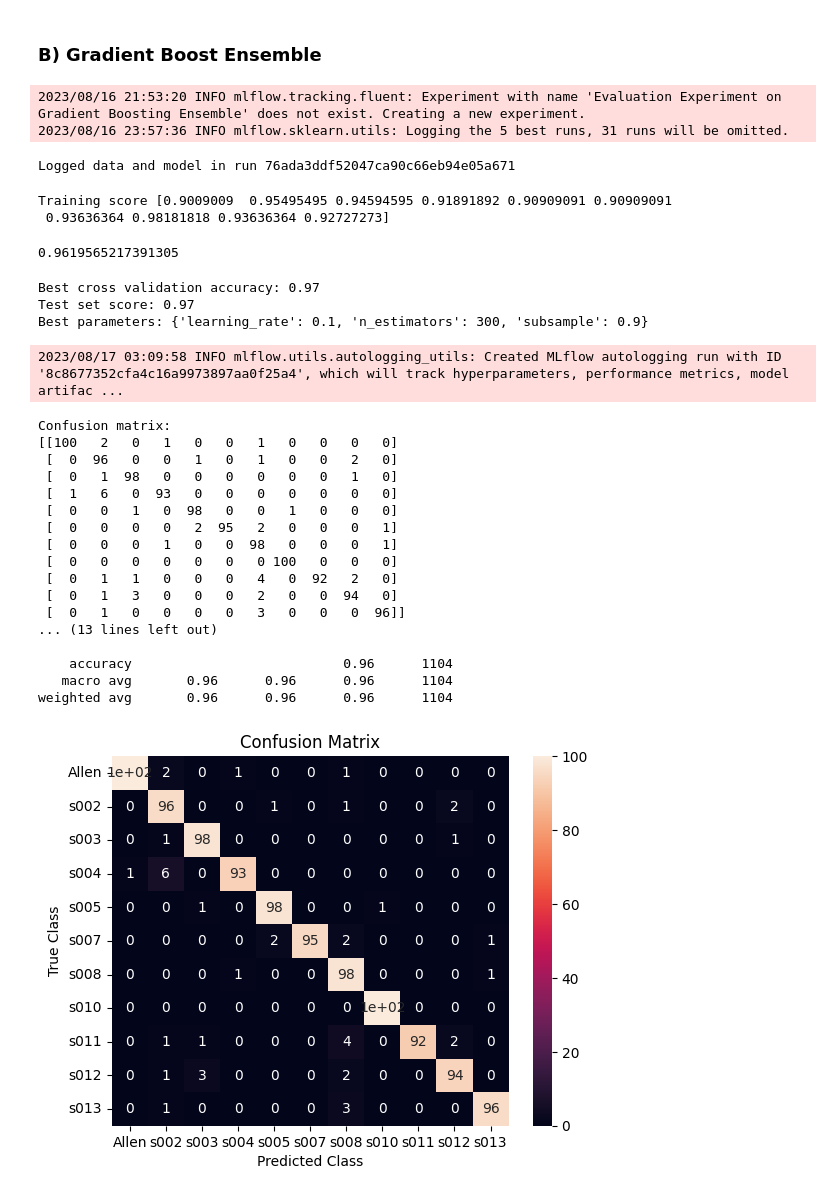
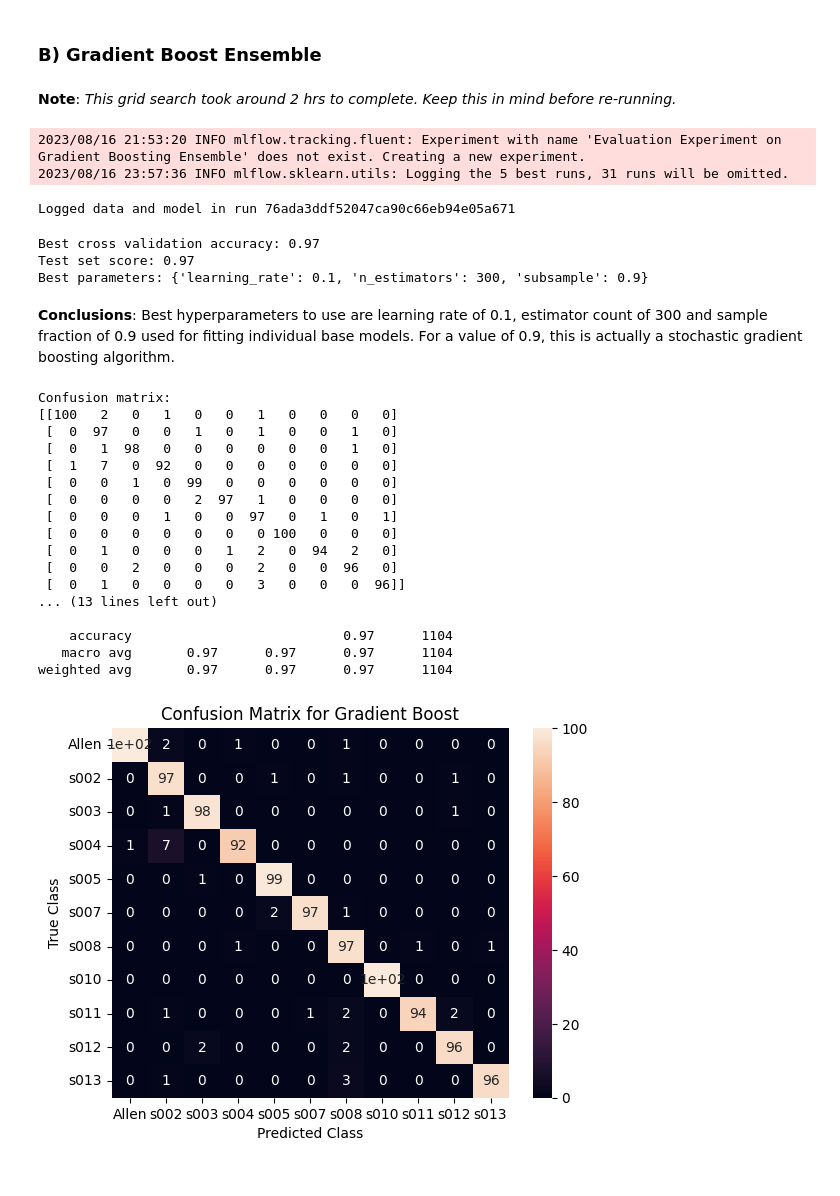
Before and after one commit to sokonana/NYP-IT105-Project, a Jupyter notebook: IT105-Model Evaluation on New Dataset.ipynb, the cells around one changed output. Drawn from its saved outputs; the diff is of its cells as text; code cells hidden in the pictures.

Commit message:
Updated GB test results and start some error analysis

```diff
--- a/IT105-Model Evaluation on New Dataset.ipynb
+++ b/IT105-Model Evaluation on New Dataset.ipynb
@@ -322,6 +324,8 @@ weighted avg       0.93      0.93      0.93      1104
 [figure]
 # %% [markdown]
 ### B) Gradient Boost Ensemble
+# %% [markdown]
+<b>Note</b>: <i>This grid search took around 2 hrs to complete.  Keep this in mind before re-running.</i>
 # %%
 mlflow.sklearn.autolog()
 
@@ -349,16 +352,6 @@ with mlflow.start_run(run_name="Gradient Boost Classifier", experiment_id=experi
 2023/08/16 21:53:20 INFO mlflow.tracking.fluent: Experiment with name 'Evaluation Experiment on Gradient Boosting Ensemble' does not exist. Creating a new experiment.
 2023/08/16 23:57:36 INFO mlflow.sklearn.utils: Logging the 5 best runs, 31 runs will be omitted.
 Logged data and model in run 76ada3ddf52047ca90c66eb94e05a671
-# %%
-clf = GradientBoostingClassifier(random_state=42, n_estimators=100, learning_rate=0.1, subsample=0.9)
-clf.fit(X_train_scaled, y_train)
-print("Training score", cross_val_score(clf, scaler.transform(X_test), y_test, cv=10))
-
-clf.score(scaler.transform(X_test), y_test)
-# %% [output]
-Training score [0.9009009  0.95495495 0.94594595 0.91891892 0.90909091 0.90909091
- 0.93636364 0.98181818 0.93636364 0.92727273]
-0.9619565217391305
 # %%
 # Print results of run
 print("Best cross validation accuracy: {:.2f}".format(grid.best_score_))
@@ -368,35 +361,37 @@ print("Best parameters: {}".format(grid.best_params_))
 Best cross validation accuracy: 0.97
 Test set score: 0.97
 Best parameters: {'learning_rate': 0.1, 'n_estimators': 300, 'subsample': 0.9}
+# %% [markdown]
+<b>Conclusions</b>:  Best hyperparameters to use are learning rate of 0.1, estimator count of 300 and sample fraction of 0.9 used for fitting individual base models.  For a value of 0.9, this is actually a stochastic gradient boosting algorithm.
 # %%
+clf = GradientBoostingClassifier(random_state=42, learning_rate=0.1, n_estimators=300, subsample=0.9)
 clf.fit(X_train_scaled, y_train)
 y_pred = clf.predict(scaler.transform(X_test))
 
 print("Confusion matrix:\n{}".format(confusion_matrix(y_test,y_pred)))
 
 score_image1 = sns.heatmap(confusion_matrix(y_test,y_pred), annot=True, xticklabels=enc.classes_,
                           yticklabels=enc.classes_)
-score_image1.set(xlabel='Predicted Class', ylabel='True Class', title='Confusion Matrix')
+score_image1.set(xlabel='Predicted Class', ylabel='True Class', title='Confusion Matrix for Gradient Boost')
 
 # Classification reporting
 print(classification_report(y_test, y_pred))
 # %% [output]
-2023/08/17 03:09:58 INFO mlflow.utils.autologging_utils: Created MLflow autologging run with ID '8c8677352cfa4c16a9973897aa0f25a4', which will track hyperparameters, performance metrics, model artifac ...
+Confusion matrix:
+[[100   2   0   1   0   0   1   0   0   0   0]
+ [  0  97   0   0   1   0   1   0   0   1   0]
+ [  0   1  98   0   0   0   0   0   0   1   0]
+ [  1   7   0  92   0   0   0   0   0   0   0]
+ [  0   0   1   0  99   0   0   0   0   0   0]
+ [  0   0   0   0   2  97   1   0   0   0   0]
+ [  0   0   0   1   0   0  97   0   1   0   1]
+ [  0   0   0   0   0   0   0 100   0   0   0]
+ [  0   1   0   0   0   1   2   0  94   2   0]
+ [  0   0   2   0   0   0   2   0   0  96   0]
+ [  0   1   0   0   0   0   3   0   0   0  96]]
+... (13 lines left out)
+
+    accuracy                           0.97      1104
+   macro avg       0.97      0.97      0.97      1104
+weighted avg       0.97      0.97      0.97      1104
-Confusion matrix:
-[[100   2   0   1   0   0   1   0   0   0   0]
- [  0  96   0   0   1   0   1   0   0   2   0]
- [  0   1  98   0   0   0   0   0   0   1   0]
- [  1   6   0  93   0   0   0   0   0   0   0]
- [  0   0   1   0  98   0   0   1   0   0   0]
- [  0   0   0   0   2  95   2   0   0   0   1]
- [  0   0   0   1   0   0  98   0   0   0   1]
- [  0   0   0   0   0   0   0 100   0   0   0]
- [  0   1   1   0   0   0   4   0  92   2   0]
- [  0   1   3   0   0   0   2   0   0  94   0]
- [  0   1   0   0   0   0   3   0   0   0  96]]
-... (13 lines left out)
-
-    accuracy                           0.96      1104
-   macro avg       0.96      0.96      0.96      1104
-weighted avg       0.96      0.96      0.96      1104
-[figure, old version]
+[figure, new version]
```
Also changed, not shown: parts of 9 cells of this notebook.
